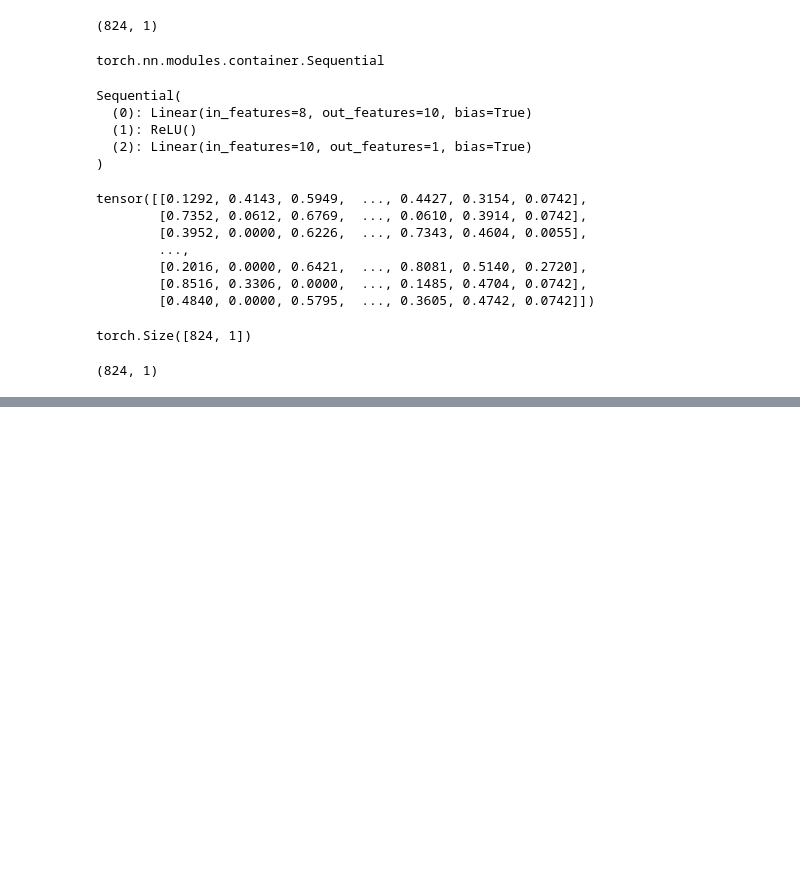
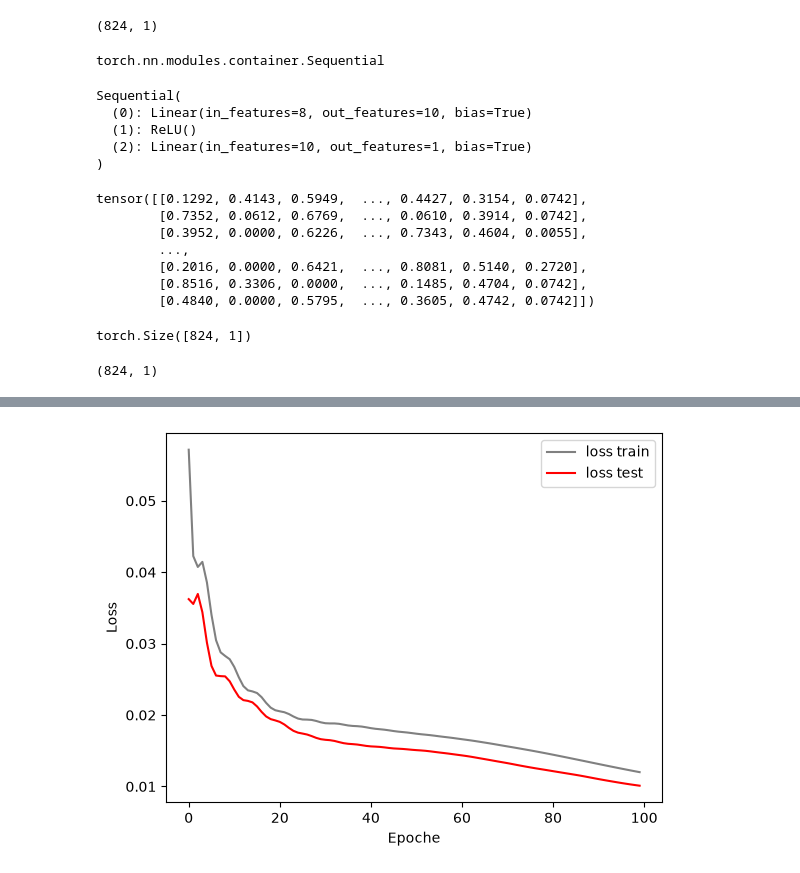
Before and after one commit to juebrauer/examples, a Jupyter notebook: 065_ws26_deep_learning/02_ein_erstes_mlp_in_pytorch.ipynb, the cells around one changed output, grey strips where cells are left out. Drawn from its saved outputs; the diff is of its cells as text; code cells hidden in the pictures; blank space fills up the shorter version.

Commit message:
New cells added in notebook PyTorch MLP for concrete strength prediction from today's lecture "Deep Learning"

```diff
--- a/065_ws26_deep_learning/02_ein_erstes_mlp_in_pytorch.ipynb
+++ b/065_ws26_deep_learning/02_ein_erstes_mlp_in_pytorch.ipynb
@@ -317,0 +350,96 @@ tensor([[-0.3151],
+# %%
+import kagglehub
+import pandas
+import matplotlib.pyplot as plt
+import numpy
+
+from sklearn.model_selection import train_test_split
+from sklearn.preprocessing import MinMaxScaler
+from sklearn.metrics import mean_absolute_percentage_error
+import torch
+from torch import nn
+
+
+# 1. Datensatz runterladen und in den Speicher einlesen
+path = kagglehub.dataset_download("mchilamwar/predict-concrete-strength")
+df = pandas.read_csv(f"{path}/ConcreteStrengthData.csv")
+df = df.rename( columns={"CementComponent " : "CementComponent"} )
+
+# 2. Was versuchen wir zu prädizieren?
+zielspalte = "Strength"
+x = df.drop( zielspalte, axis="columns" )
+y = df[ [zielspalte] ]
+
+# 3. Train-Test-Split
+x_train, x_test, y_train, y_test = train_test_split(x,y, test_size=0.2, random_state=42)
+
+# 4. Skalierung der Daten (wichtig für Neuronale Netze!)
+s_input = MinMaxScaler()  # TODO: Anderen Skalierer nehmen!
+s_output = MinMaxScaler()
+s_input.set_output(transform="pandas")
+s_output.set_output(transform="pandas")
+x_train_scaled = s_input.fit_transform(x_train)
+y_train_scaled = s_output.fit_transform(y_train)
+x_test_scaled = s_input.transform(x_test)
+y_test_scaled = s_output.transform(y_test)
+
+# 5. PyTorch will Tensoren!
+x_train_scaled_tensor = torch.tensor(x_train_scaled.values, dtype=torch.float32)
+y_train_scaled_tensor = torch.tensor(y_train_scaled.values, dtype=torch.float32)
+x_test_scaled_tensor = torch.tensor(x_test_scaled.values, dtype=torch.float32)
+y_test_scaled_tensor = torch.tensor(y_test_scaled.values, dtype=torch.float32)
+
+
+
+# 6. Das Modell definieren, TODO: Anderes Modell nehmen
+params = {"nr_inputs"  : x_train.shape[1],
+          "nr_outputs" : y_train.shape[1],
+          "nr_neurons_layer1" : 10}
+model = nn.Sequential(
+            nn.Linear(params["nr_inputs"], params["nr_neurons_layer1"]),
+            nn.ReLU(),
+            nn.Linear(params["nr_neurons_layer1"], params["nr_outputs"])
+)
+
+# 7. Fehlerfunktion und Optimierer definieren
+loss_function = nn.MSELoss() # TODO: Anderen Loss nehmen!
+optimizer = torch.optim.Adam(model.parameters(), lr=0.01)
+
+# 8. Lernen
+losses_train = []
+losses_test = []
+for epoch in range(100):
+    # Feedforward mit Trainingsdaten
+    model.train()
+    predictions_train = model( x_train_scaled_tensor )
+    loss_train = loss_function(predictions_train, y_train_scaled_tensor)
+    losses_train.append( loss_train.item() )
+
+    optimizer.zero_grad()
+    loss_train.backward()
+    optimizer.step()
+
+    model.eval()
+    with torch.no_grad():
+        predictions_test = model( x_test_scaled_tensor )
+    loss_test = loss_function(predictions_test, y_test_scaled_tensor)
+    losses_test.append( loss_test.item() )
+
+plt.plot( losses_train, color="gray", label="loss train" )
+plt.plot( losses_test,  color="red", label="loss test" )
+plt.xlabel("Epoche")
+plt.ylabel("Loss")
+plt.legend()
+plt.show()
+
+# 9. Einschätzung: Wie gut ist das Modell?
+model.eval()
+with torch.no_grad():
+    predictions_test = model( x_test_scaled_tensor )
+predictions_pascal = s_output.inverse_transform( predictions_test )
+y_pred = predictions_pascal.flatten()
+y_true = y_test.values.flatten()
+MAPE = mean_absolute_percentage_error(y_true, y_pred) * 100
+print(f"MAPE={MAPE:.2f}%")
+# %% [output]
+[figure, added]
```
Also changed, not shown: parts of 14 cells of this notebook.
